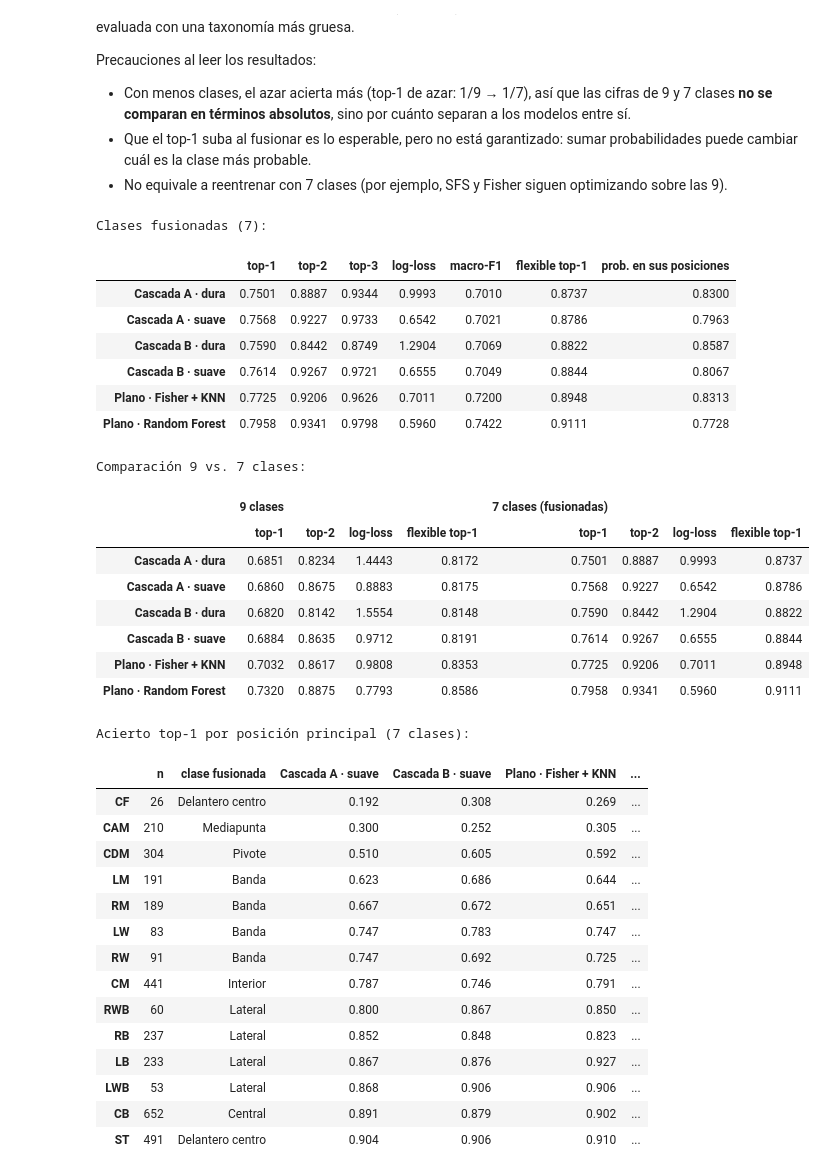
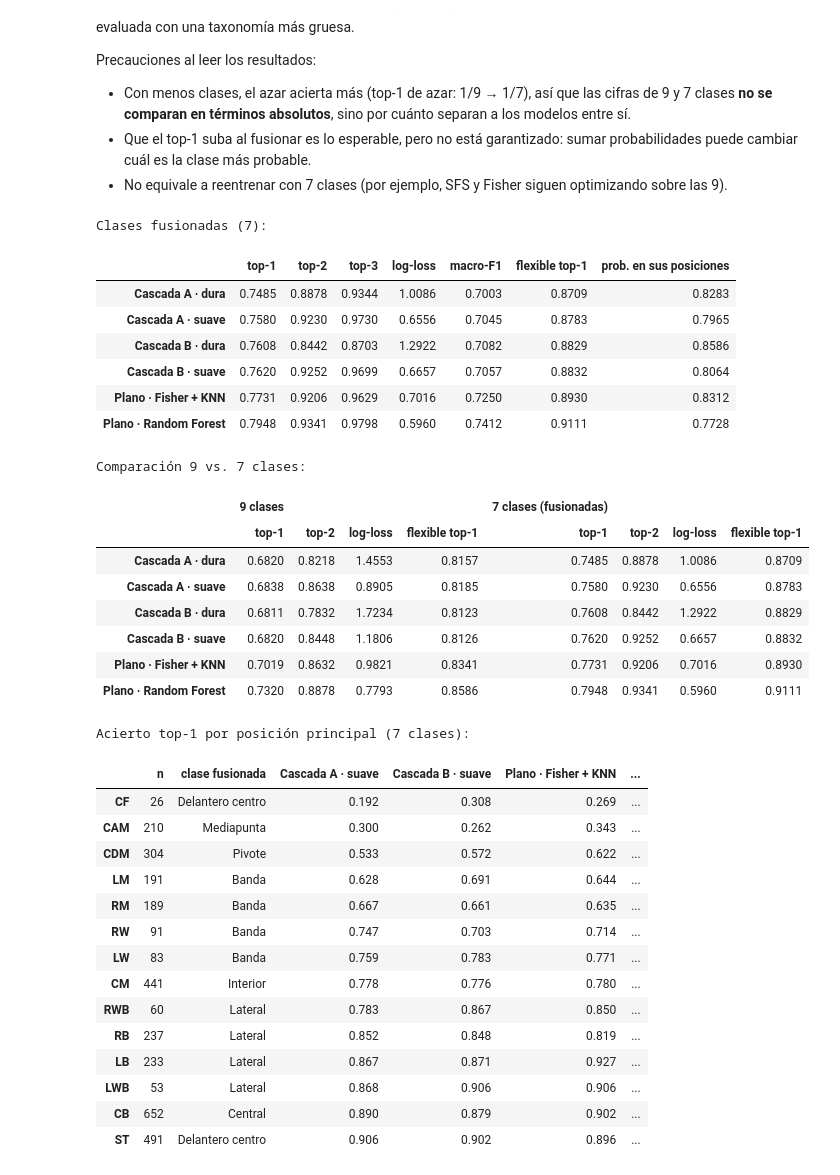
Before and after one commit to Fercheese221/Clasif.-de-jugadores, a Jupyter notebook: notebooks/04_nivel2_cascada.ipynb, the cells around one changed output. Drawn from its saved outputs; the diff is of its cells as text; code cells hidden in the pictures.

```diff
--- a/notebooks/04_nivel2_cascada.ipynb
+++ b/notebooks/04_nivel2_cascada.ipynb
@@ -53,6 +53,9 @@ metricas = [c for c in df.columns if c not in ID_COLS]
 portero_cols = [c for c in metricas if c.startswith("goalkeeping_")]
 metricas_campo = [c for c in metricas if c not in portero_cols]
 print(f"{len(df):,} jugadores · {len(metricas_campo)} métricas de campo")
+
+def argsort_estable(a, axis=-1):
+    return np.argsort(a, axis=axis, kind="stable")
 # %% [output]
 18,350 jugadores · 37 métricas de campo
 # %% [markdown]
@@ -255,7 +257,7 @@ y_idx = np.array([ORDEN.index(c) for c in y_te])
 n = len(y_idx)
 
 def evaluar(P):
-    orden = np.argsort(-P, axis=1)
+    orden = argsort_estable(-P, axis=1)
     Pc = np.clip(P, 1e-3, 1.0)
     Pc = Pc / Pc.sum(axis=1, keepdims=True)
     return {
@@ -407,7 +409,7 @@ for p in ["LW", "CAM", "CDM", "RWB", "CB", "ST"]:
 
 filas = []
 for i in elegidos:
-    top = np.argsort(-P[i])[:3]
+    top = argsort_estable(-P[i])[:3]
     filas.append({
         "jugador": test_campo.loc[i, "short_name"],
         "posiciones": test_campo.loc[i, "player_positions"],
@@ -446,49 +448,49 @@ y7 = M[y_idx].argmax(axis=1)           # etiqueta real fusionada
 S7 = (S.astype(float) @ M) > 0         # clases fusionadas de todas las posiciones del jugador
 
 def evaluar_fusion(P9):
     P = P9 @ M                          # suma de las probabilidades de las clases fusionadas
-    orden = np.argsort(-P, axis=1)
+    orden = argsort_estable(-P, axis=1)
     Pc = np.clip(P, 1e-3, 1.0)
     Pc = Pc / Pc.sum(axis=1, keepdims=True)
     return {
         "top-1": (orden[:, 0] == y7).mean(),
         "top-2": (orden[:, :2] == y7[:, None]).any(axis=1).mean(),
         "top-3": (orden[:, :3] == y7[:, None]).any(axis=1).mean(),
         "log-loss": -np.log(Pc[np.arange(n), y7]).mean(),
         "macro-F1": f1_score(y7, orden[:, 0], average="macro"),
         "flexible top-1": S7[np.arange(n), orden[:, 0]].mean(),
         "prob. en sus posiciones": (P * S7).sum(axis=1).mean(),
     }
 
 resultados_7 = pd.DataFrame({nombre: evaluar_fusion(P) for nombre, P in probas.items()}).T
 print("Clases fusionadas (7):")
 display(resultados_7.round(4))
 
 cols = ["top-1", "top-2", "log-loss", "flexible top-1"]
 comparacion = pd.concat({"9 clases": resultados[cols], "7 clases (fusionadas)": resultados_7[cols]}, axis=1)
 print("Comparación 9 vs. 7 clases:")
 display(comparacion.round(4))
 # %% [output]
 Clases fusionadas (7):
 |  | top-1 | top-2 | top-3 | log-loss | macro-F1 | flexible top-1 | prob. en sus posiciones |
-| Cascada A · dura | 0.7501 | 0.8887 | 0.9344 | 0.9993 | 0.7010 | 0.8737 | 0.8300 |
-| Cascada A · suave | 0.7568 | 0.9227 | 0.9733 | 0.6542 | 0.7021 | 0.8786 | 0.7963 |
-| Cascada B · dura | 0.7590 | 0.8442 | 0.8749 | 1.2904 | 0.7069 | 0.8822 | 0.8587 |
-| Cascada B · suave | 0.7614 | 0.9267 | 0.9721 | 0.6555 | 0.7049 | 0.8844 | 0.8067 |
-| Plano · Fisher + KNN | 0.7725 | 0.9206 | 0.9626 | 0.7011 | 0.7200 | 0.8948 | 0.8313 |
-| Plano · Random Forest | 0.7958 | 0.9341 | 0.9798 | 0.5960 | 0.7422 | 0.9111 | 0.7728 |
+| Cascada A · dura | 0.7485 | 0.8878 | 0.9344 | 1.0086 | 0.7003 | 0.8709 | 0.8283 |
+| Cascada A · suave | 0.7580 | 0.9230 | 0.9730 | 0.6556 | 0.7045 | 0.8783 | 0.7965 |
+| Cascada B · dura | 0.7608 | 0.8442 | 0.8703 | 1.2922 | 0.7082 | 0.8829 | 0.8586 |
+| Cascada B · suave | 0.7620 | 0.9252 | 0.9699 | 0.6657 | 0.7057 | 0.8832 | 0.8064 |
+| Plano · Fisher + KNN | 0.7731 | 0.9206 | 0.9629 | 0.7016 | 0.7250 | 0.8930 | 0.8312 |
+| Plano · Random Forest | 0.7948 | 0.9341 | 0.9798 | 0.5960 | 0.7412 | 0.9111 | 0.7728 |
 Comparación 9 vs. 7 clases:
 |  | 9 clases |  |  |  | 7 clases (fusionadas) |  |  |  |
 |  | top-1 | top-2 | log-loss | flexible top-1 | top-1 | top-2 | log-loss | flexible top-1 |
-| Cascada A · dura | 0.6851 | 0.8234 | 1.4443 | 0.8172 | 0.7501 | 0.8887 | 0.9993 | 0.8737 |
-| Cascada A · suave | 0.6860 | 0.8675 | 0.8883 | 0.8175 | 0.7568 | 0.9227 | 0.6542 | 0.8786 |
-| Cascada B · dura | 0.6820 | 0.8142 | 1.5554 | 0.8148 | 0.7590 | 0.8442 | 1.2904 | 0.8822 |
-| Cascada B · suave | 0.6884 | 0.8635 | 0.9712 | 0.8191 | 0.7614 | 0.9267 | 0.6555 | 0.8844 |
-| Plano · Fisher + KNN | 0.7032 | 0.8617 | 0.9808 | 0.8353 | 0.7725 | 0.9206 | 0.7011 | 0.8948 |
-| Plano · Random Forest | 0.7320 | 0.8875 | 0.7793 | 0.8586 | 0.7958 | 0.9341 | 0.5960 | 0.9111 |
+| Cascada A · dura | 0.6820 | 0.8218 | 1.4553 | 0.8157 | 0.7485 | 0.8878 | 1.0086 | 0.8709 |
+| Cascada A · suave | 0.6838 | 0.8638 | 0.8905 | 0.8185 | 0.7580 | 0.9230 | 0.6556 | 0.8783 |
+| Cascada B · dura | 0.6811 | 0.7832 | 1.7234 | 0.8123 | 0.7608 | 0.8442 | 1.2922 | 0.8829 |
+| Cascada B · suave | 0.6820 | 0.8448 | 1.1806 | 0.8126 | 0.7620 | 0.9252 | 0.6657 | 0.8832 |
+| Plano · Fisher + KNN | 0.7019 | 0.8632 | 0.9821 | 0.8341 | 0.7731 | 0.9206 | 0.7016 | 0.8930 |
+| Plano · Random Forest | 0.7320 | 0.8878 | 0.7793 | 0.8586 | 0.7948 | 0.9341 | 0.5960 | 0.9111 |
 # %%
 def por_posicion_7(P9, m=1):
-    orden = np.argsort(-(P9 @ M), axis=1)[:, :m]
+    orden = argsort_estable(-(P9 @ M), axis=1)[:, :m]
     ok = (orden == y7[:, None]).any(axis=1)
     return pd.Series(ok).groupby(pos).mean()
 
@@ -501,19 +503,19 @@ display(top1_7.sort_values("Cascada A · suave").round(3))
 Acierto top-1 por posición principal (7 clases):
 |  | n | clase fusionada | Cascada A · suave | Cascada B · suave | Plano · Fisher + KNN | ... |
 | CF | 26 | Delantero centro | 0.192 | 0.308 | 0.269 | ... |
-| CAM | 210 | Mediapunta | 0.300 | 0.252 | 0.305 | ... |
-| CDM | 304 | Pivote | 0.510 | 0.605 | 0.592 | ... |
-| LM | 191 | Banda | 0.623 | 0.686 | 0.644 | ... |
-| RM | 189 | Banda | 0.667 | 0.672 | 0.651 | ... |
-| LW | 83 | Banda | 0.747 | 0.783 | 0.747 | ... |
-| RW | 91 | Banda | 0.747 | 0.692 | 0.725 | ... |
-| CM | 441 | Interior | 0.787 | 0.746 | 0.791 | ... |
-| RWB | 60 | Lateral | 0.800 | 0.867 | 0.850 | ... |
-| RB | 237 | Lateral | 0.852 | 0.848 | 0.823 | ... |
-| LB | 233 | Lateral | 0.867 | 0.876 | 0.927 | ... |
+| CAM | 210 | Mediapunta | 0.300 | 0.262 | 0.343 | ... |
+| CDM | 304 | Pivote | 0.533 | 0.572 | 0.622 | ... |
+| LM | 191 | Banda | 0.628 | 0.691 | 0.644 | ... |
+| RM | 189 | Banda | 0.667 | 0.661 | 0.635 | ... |
+| RW | 91 | Banda | 0.747 | 0.703 | 0.714 | ... |
+| LW | 83 | Banda | 0.759 | 0.783 | 0.771 | ... |
+| CM | 441 | Interior | 0.778 | 0.776 | 0.780 | ... |
+| RWB | 60 | Lateral | 0.783 | 0.867 | 0.850 | ... |
+| RB | 237 | Lateral | 0.852 | 0.848 | 0.819 | ... |
+| LB | 233 | Lateral | 0.867 | 0.871 | 0.927 | ... |
 | LWB | 53 | Lateral | 0.868 | 0.906 | 0.906 | ... |
-| CB | 652 | Central | 0.891 | 0.879 | 0.902 | ... |
-| ST | 491 | Delantero centro | 0.904 | 0.906 | 0.910 | ... |
+| CB | 652 | Central | 0.890 | 0.879 | 0.902 | ... |
+| ST | 491 | Delantero centro | 0.906 | 0.902 | 0.896 | ... |
 # %%
 from sklearn.metrics import roc_auc_score
 
```
Also changed, not shown: parts of 11 cells of this notebook, 6 other files.
